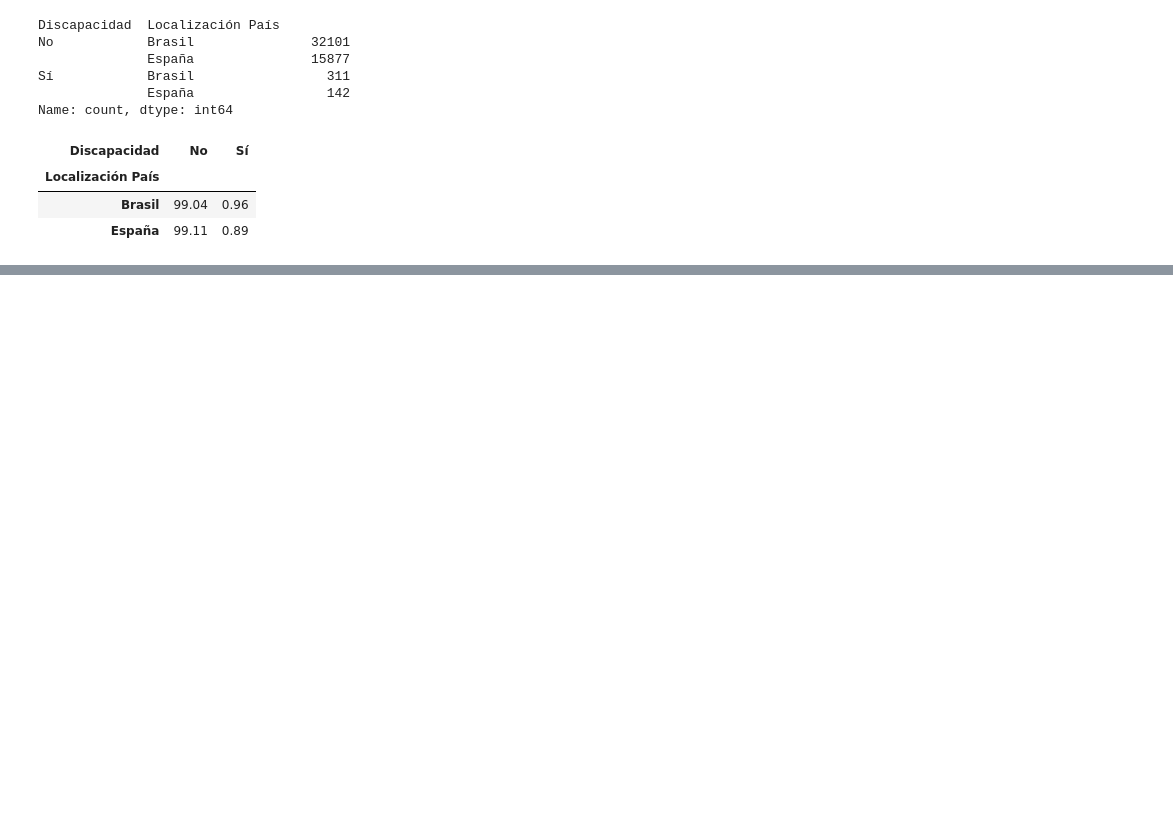
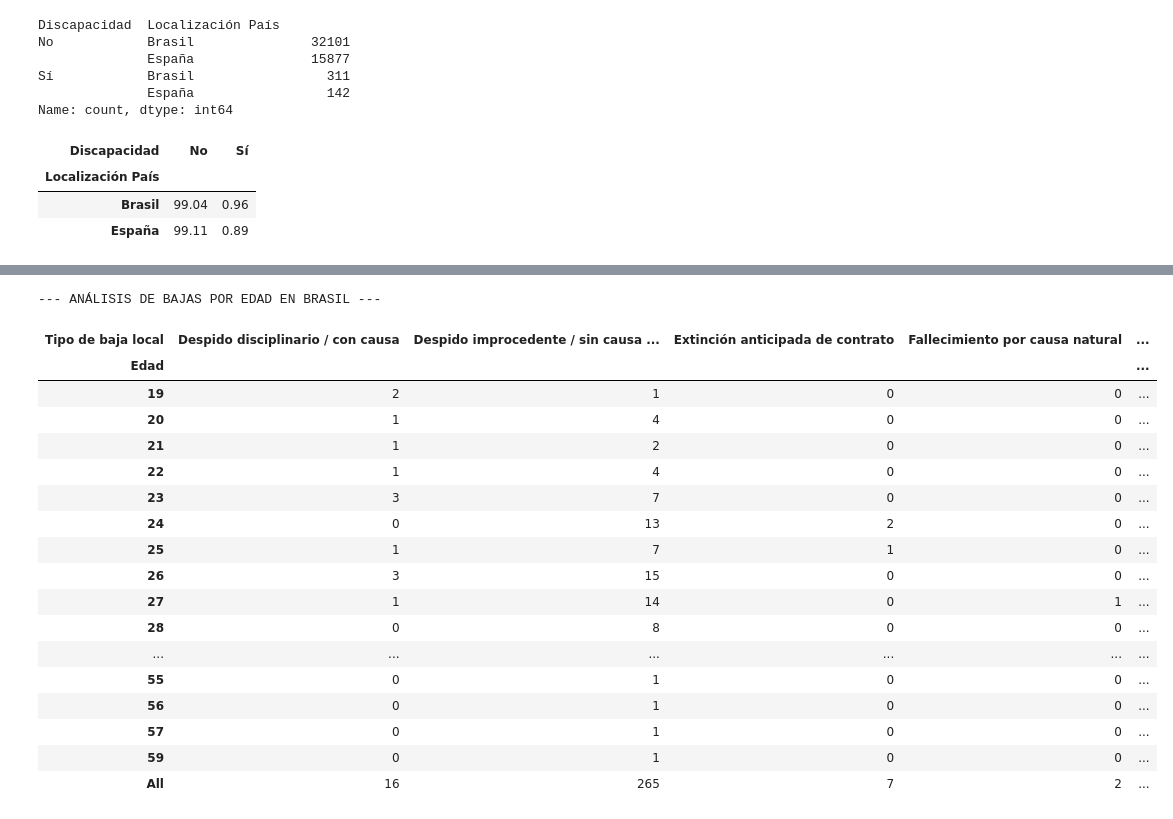
Before and after one commit to saraguzmanlopez-ops/caso_corusan, a Jupyter notebook: analisis_libre.ipynb, the cells around one changed output, grey strips where cells are left out. Cells and saved outputs as stored; diff of their text form; code cells hidden in the pictures; blank space fills up the shorter version.

```diff
--- a/analisis_libre.ipynb
+++ b/analisis_libre.ipynb
@@ -255,0 +544,39 @@ BRASIL -> Plantilla: 32412 | Actual PD: 311 | Faltan (Gap): int(round(337.24)) p
+# %%
+# 1. Asegurarnos de que las columnas de fecha sean de tipo fecha (datetime)
+df_bajas_brasil_copy['Fecha nacimiento'] = pd.to_datetime(
+    df_bajas_brasil_copy['Fecha nacimiento']
+)
+df_bajas_brasil_copy['Fecha baja'] = pd.to_datetime(
+    df_bajas_brasil_copy['Fecha fin de contrato']
+)
+
+# 2. Calcular la edad en el momento de la baja
+df_bajas_brasil_copy['Edad'] = (
+    df_bajas_brasil_copy['Fecha baja'] - df_bajas_brasil_copy['Fecha nacimiento']
+).dt.days // 365
+
+# 3. Comprobamos la distribución de bajas por Edad y Motivo
+df_bajas_brasil_copy['Edad'].value_counts()
+
+print('--- ANÁLISIS DE BAJAS POR EDAD EN BRASIL ---')
+display(tabla_ere_edad)
+# %% [output]
+--- ANÁLISIS DE BAJAS POR EDAD EN BRASIL ---
+| Tipo de baja local | Despido disciplinario / con causa | Despido improcedente / sin causa ... | Extinción anticipada de contrato | Fallecimiento por causa natural | ... |
+| Edad |  |  |  |  | ... |
+| 19 | 2 | 1 | 0 | 0 | ... |
+| 20 | 1 | 4 | 0 | 0 | ... |
+| 21 | 1 | 2 | 0 | 0 | ... |
+| 22 | 1 | 4 | 0 | 0 | ... |
+| 23 | 3 | 7 | 0 | 0 | ... |
+| 24 | 0 | 13 | 2 | 0 | ... |
+| 25 | 1 | 7 | 1 | 0 | ... |
+| 26 | 3 | 15 | 0 | 0 | ... |
+| 27 | 1 | 14 | 0 | 1 | ... |
+| 28 | 0 | 8 | 0 | 0 | ... |
+| ... | ... | ... | ... | ... | ... |
+| 55 | 0 | 1 | 0 | 0 | ... |
+| 56 | 0 | 1 | 0 | 0 | ... |
+| 57 | 0 | 1 | 0 | 0 | ... |
+| 59 | 0 | 1 | 0 | 0 | ... |
+| All | 16 | 265 | 7 | 2 | ... |
```
Also changed, not shown: parts of 21 cells of this notebook, 5 other files.
